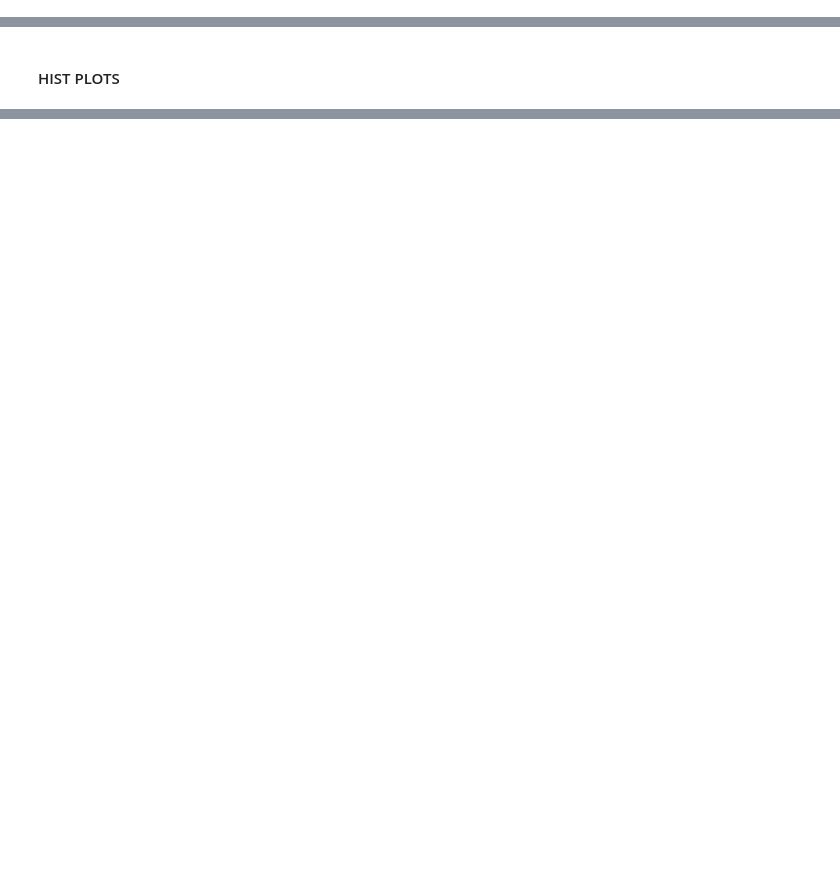
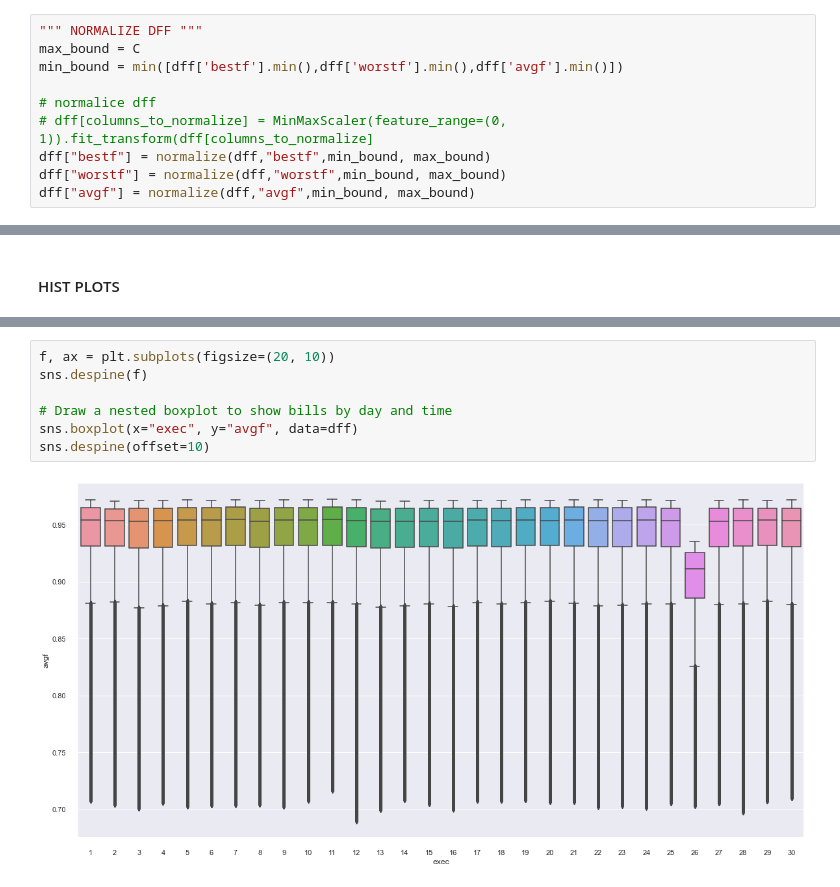
Before and after one commit to almiab1/MUIIAMetaheuristicos, a Jupyter notebook: stats/MetaheuristicStudy.ipynb, the cells around one changed output, grey strips where cells are left out. Drawn from its saved outputs; the diff is of its cells as text; blank space fills up the shorter version.

```diff
--- a/stats/MetaheuristicStudy.ipynb
+++ b/stats/MetaheuristicStudy.ipynb
@@ -39,2 +68,12 @@ dff["avgf"] = minmax_norm(dff,"avgf")
+# %%
+""" NORMALIZE DFF """
+max_bound = C
+min_bound = min([dff['bestf'].min(),dff['worstf'].min(),dff['avgf'].min()])
+
+# normalice dff
+# dff[columns_to_normalize] = MinMaxScaler(feature_range=(0, 1)).fit_transform(dff[columns_to_normalize]
+dff["bestf"] = normalize(dff,"bestf",min_bound, max_bound)
+dff["worstf"] = normalize(dff,"worstf",min_bound, max_bound)
+dff["avgf"] = normalize(dff,"avgf",min_bound, max_bound)
 # %%
 # Get index of best fitness executions
@@ -108,0 +197,9 @@ plt.show()
+# %%
+f, ax = plt.subplots(figsize=(20, 10))
+sns.despine(f)
+
+# Draw a nested boxplot to show bills by day and time
+sns.boxplot(x="exec", y="avgf", data=dff)
+sns.despine(offset=10)
+# %% [output]
+[figure, added]
```
Also changed, not shown: parts of 19 cells of this notebook.
